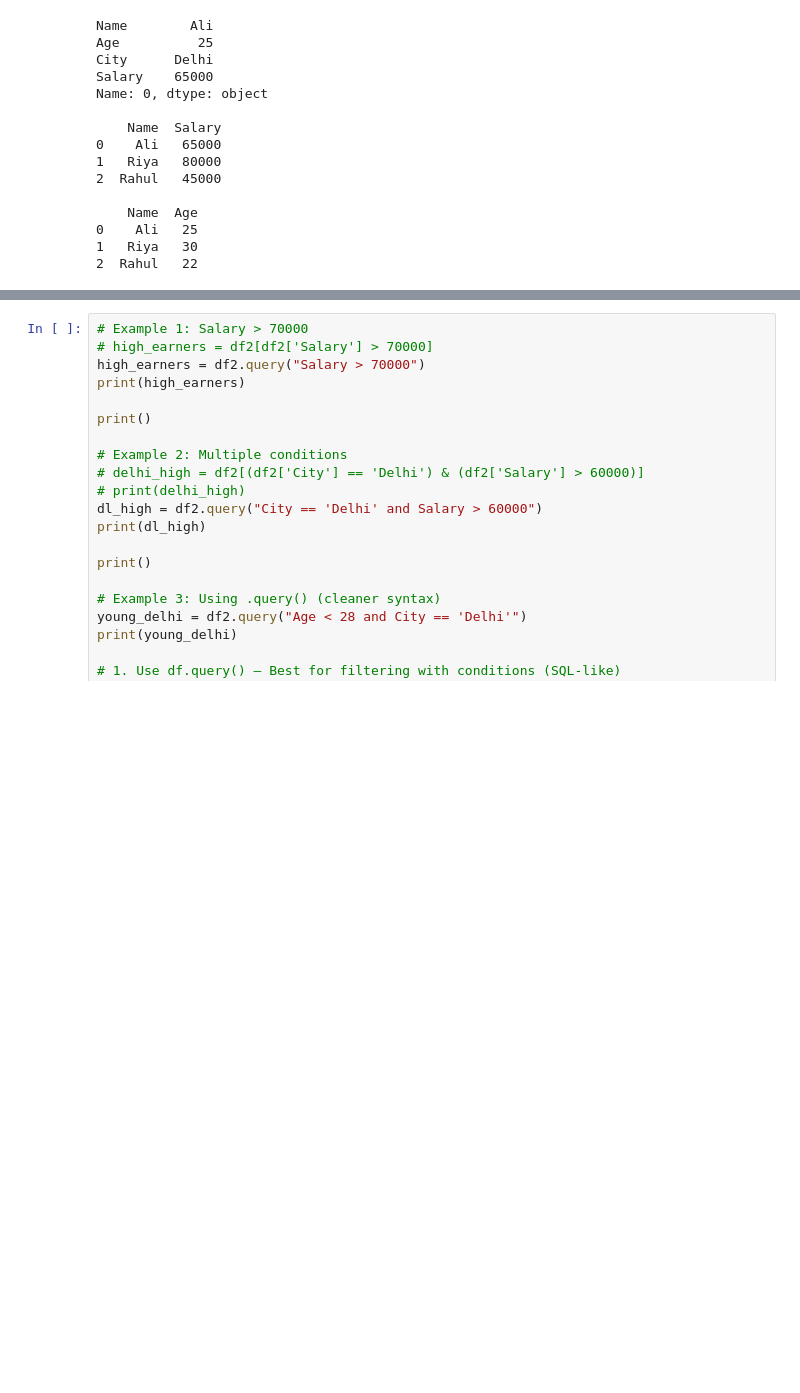
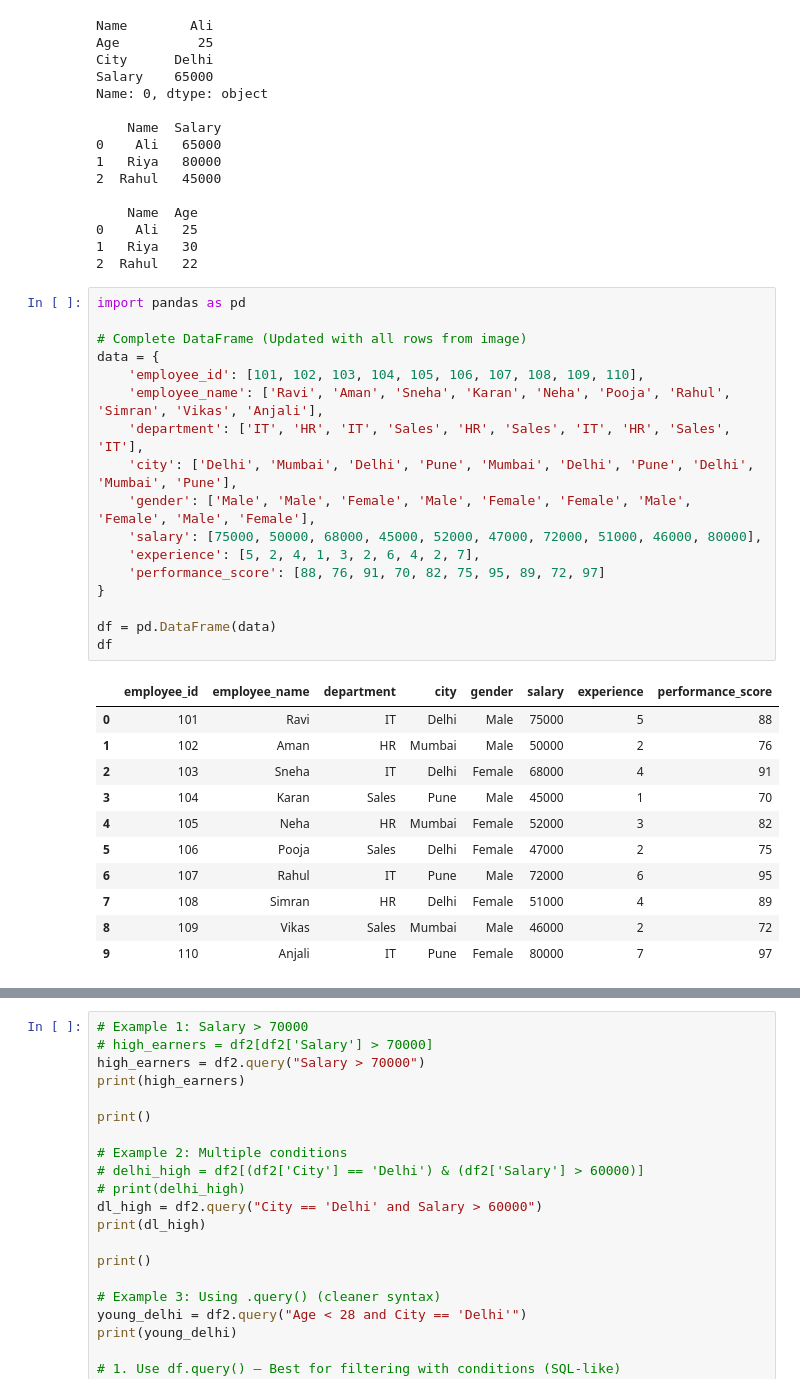
Before and after one commit to theaditya24/COMPLETE-PYTHON-FOR-DATA-ANALYTICS, a Jupyter notebook: pandas.ipynb, the cells around one changed output, grey strips where cells are left out. Saved outputs shown, nothing was run; the diff lists cells and outputs as text; blank space fills up the shorter version.

```diff
--- a/pandas.ipynb
+++ b/pandas.ipynb
@@ -719,3 +719,32 @@ Name: 0, dtype: object
 0    Ali   25
 1   Riya   30
 2  Rahul   22
+# %%
+import pandas as pd
+
+# Complete DataFrame (Updated with all rows from image)
+data = {
+    'employee_id': [101, 102, 103, 104, 105, 106, 107, 108, 109, 110],
+    'employee_name': ['Ravi', 'Aman', 'Sneha', 'Karan', 'Neha', 'Pooja', 'Rahul', 'Simran', 'Vikas', 'Anjali'],
+    'department': ['IT', 'HR', 'IT', 'Sales', 'HR', 'Sales', 'IT', 'HR', 'Sales', 'IT'],
+    'city': ['Delhi', 'Mumbai', 'Delhi', 'Pune', 'Mumbai', 'Delhi', 'Pune', 'Delhi', 'Mumbai', 'Pune'],
+    'gender': ['Male', 'Male', 'Female', 'Male', 'Female', 'Female', 'Male', 'Female', 'Male', 'Female'],
+    'salary': [75000, 50000, 68000, 45000, 52000, 47000, 72000, 51000, 46000, 80000],
+    'experience': [5, 2, 4, 1, 3, 2, 6, 4, 2, 7],
+    'performance_score': [88, 76, 91, 70, 82, 75, 95, 89, 72, 97]
+}
+
+df = pd.DataFrame(data)
+df
+# %% [output]
+|  | employee_id | employee_name | department | city | gender | salary | experience | performance_score |
+| 0 | 101 | Ravi | IT | Delhi | Male | 75000 | 5 | 88 |
+| 1 | 102 | Aman | HR | Mumbai | Male | 50000 | 2 | 76 |
+| 2 | 103 | Sneha | IT | Delhi | Female | 68000 | 4 | 91 |
+| 3 | 104 | Karan | Sales | Pune | Male | 45000 | 1 | 70 |
+| 4 | 105 | Neha | HR | Mumbai | Female | 52000 | 3 | 82 |
+| 5 | 106 | Pooja | Sales | Delhi | Female | 47000 | 2 | 75 |
+| 6 | 107 | Rahul | IT | Pune | Male | 72000 | 6 | 95 |
+| 7 | 108 | Simran | HR | Delhi | Female | 51000 | 4 | 89 |
+| 8 | 109 | Vikas | Sales | Mumbai | Male | 46000 | 2 | 72 |
+| 9 | 110 | Anjali | IT | Pune | Female | 80000 | 7 | 97 |
```
Also changed, not shown: parts of 5 cells of this notebook, 7 other files.
